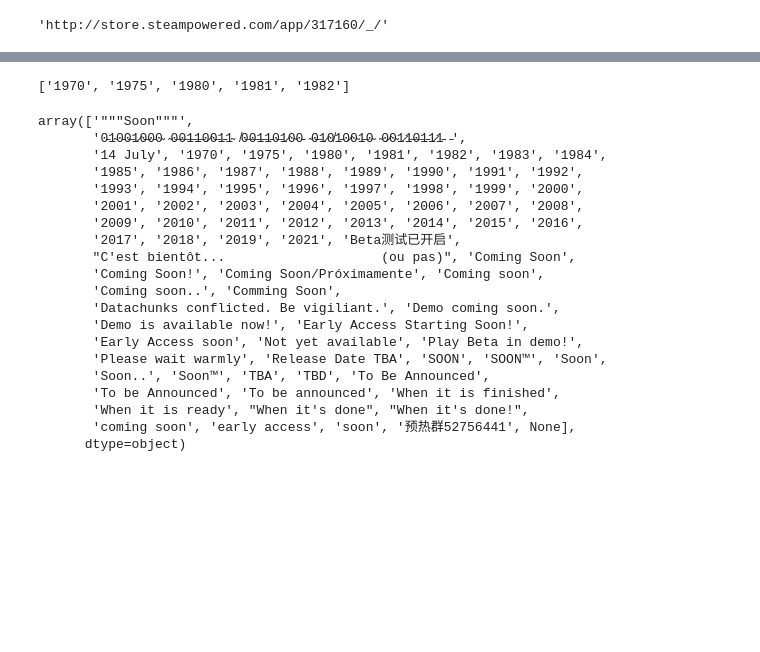
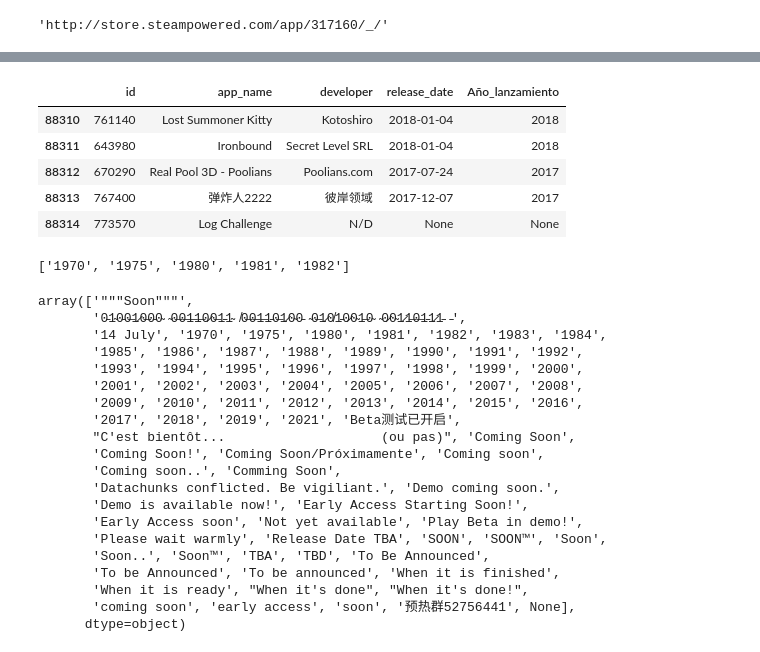
Before and after one commit to JUrielCerecero/PI-MLOPS, a Jupyter notebook: ETL.ipynb, the cells around one changed output, grey strips where cells are left out. Saved outputs shown, nothing was run; the diff lists cells and outputs as text; code cells hidden in the pictures; blank space fills up the shorter version.

```diff
--- a/ETL.ipynb
+++ b/ETL.ipynb
@@ -62,2 +116,10 @@ dfoutput.url[dfoutput.id==dfjuegos.id[dfjuegos.app_name.isnull()].iloc[0]].iloc[
 # %% [output]
 'http://store.steampowered.com/app/317160/_/'
+# %%
+response = requests.get(url)
+html = response.text
+soup = BeautifulSoup(html, 'html.parser')
+titulo=soup.head.title
+titulo=titulo.text
+titulo=titulo.removesuffix(' on Steam')
+titulo
@@ -63,0 +128,4 @@ dfoutput.url[dfoutput.id==dfjuegos.id[dfjuegos.app_name.isnull()].iloc[0]].iloc[
+# %%
+#colocamos el nombre de la aplicacion faltante obtenido de la pagina web y verificamos que la columna app_name ya no tiene nulos
+dfjuegos.loc[dfjuegos.app_name.isnull(),'app_name']=titulo
+dfjuegos.isnull().sum()
@@ -87,2 +171,11 @@ dfjuegos.drop(columns='release_date', inplace=True)
+# %%
+dfjuegos.head()
+# %% [output]
+|  | id | app_name | developer | release_date | Año_lanzamiento |
+| 88310 | 761140 | Lost Summoner Kitty | Kotoshiro | 2018-01-04 | 2018 |
+| 88311 | 643980 | Ironbound | Secret Level SRL | 2018-01-04 | 2018 |
+| 88312 | 670290 | Real Pool 3D - Poolians | Poolians.com | 2017-07-24 | 2017 |
+| 88313 | 767400 | 弹炸人2222 | 彼岸领域 | 2017-12-07 | 2017 |
+| 88314 | 773570 | Log Challenge | N/D | None | None |
 # %%
 #renombramos los nombres de las columnas
```
Also changed, not shown: parts of 47 cells of this notebook.
